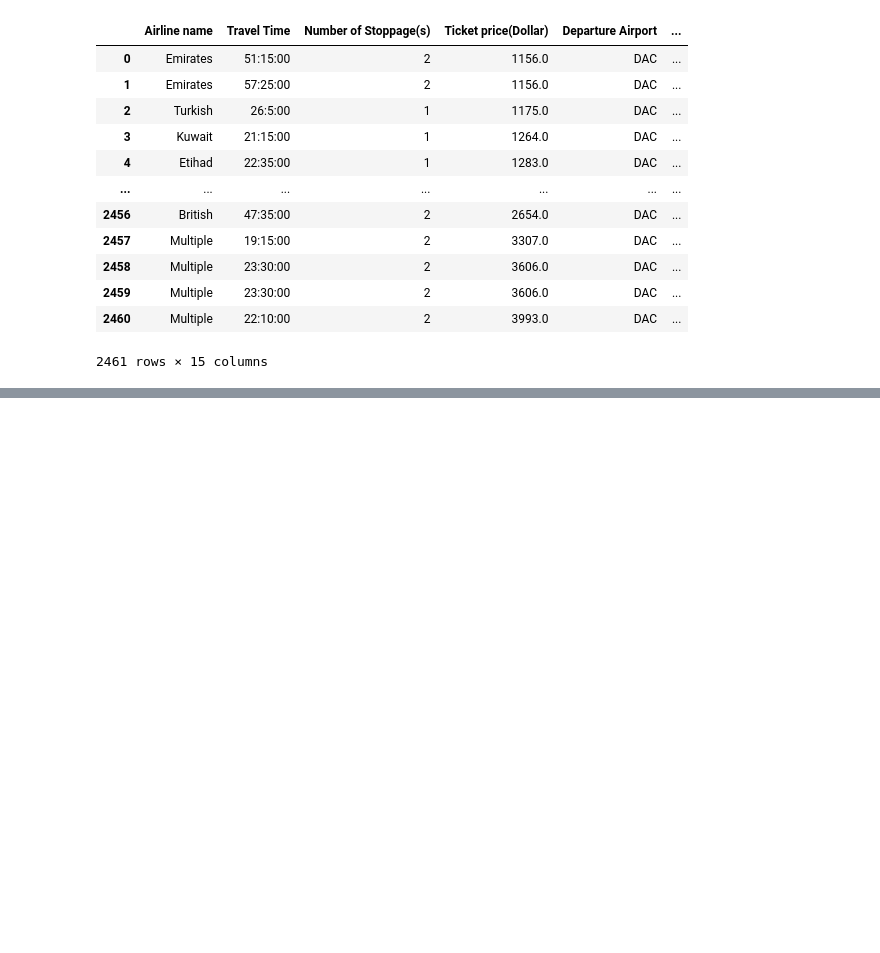
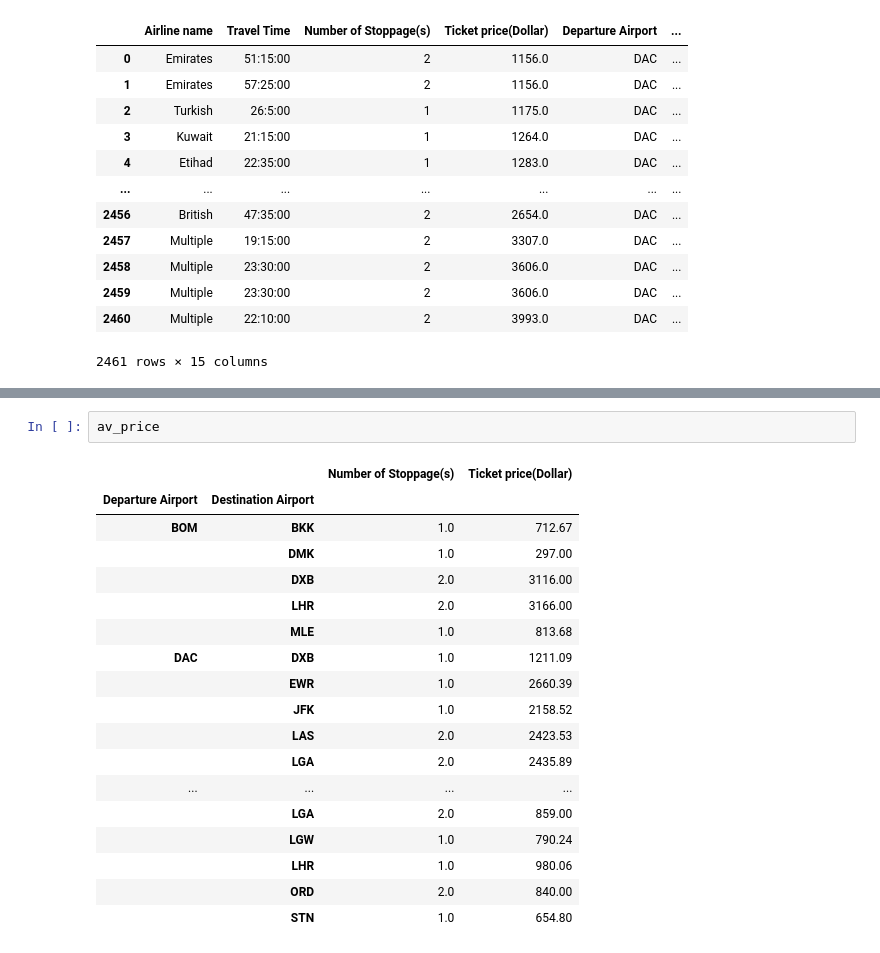
Before and after one commit to natalieheng/Project-2-Airline-Flight-Fares, a Jupyter notebook: Data Analysis for Project 2.ipynb, the cells around one changed output, grey strips where cells are left out. Drawn from its saved outputs; the diff is of its cells as text; blank space fills up the shorter version.

```diff
--- a/Data Analysis for Project 2.ipynb
+++ b/Data Analysis for Project 2.ipynb
@@ -22,0 +86,21 @@ cleaned_flight
+# %%
+av_price
+# %% [output]
+|  |  | Number of Stoppage(s) | Ticket price(Dollar) |
+| Departure Airport | Destination Airport |  |  |
+| BOM | BKK | 1.0 | 712.67 |
+|  | DMK | 1.0 | 297.00 |
+|  | DXB | 2.0 | 3116.00 |
+|  | LHR | 2.0 | 3166.00 |
+|  | MLE | 1.0 | 813.68 |
+| DAC | DXB | 1.0 | 1211.09 |
+|  | EWR | 1.0 | 2660.39 |
+|  | JFK | 1.0 | 2158.52 |
+|  | LAS | 2.0 | 2423.53 |
+|  | LGA | 2.0 | 2435.89 |
+| ... | ... | ... | ... |
+|  | LGA | 2.0 | 859.00 |
+|  | LGW | 1.0 | 790.24 |
+|  | LHR | 1.0 | 980.06 |
+|  | ORD | 2.0 | 840.00 |
+|  | STN | 1.0 | 654.80 |
```
Also changed, not shown: parts of 8 cells of this notebook, 2 other files.
